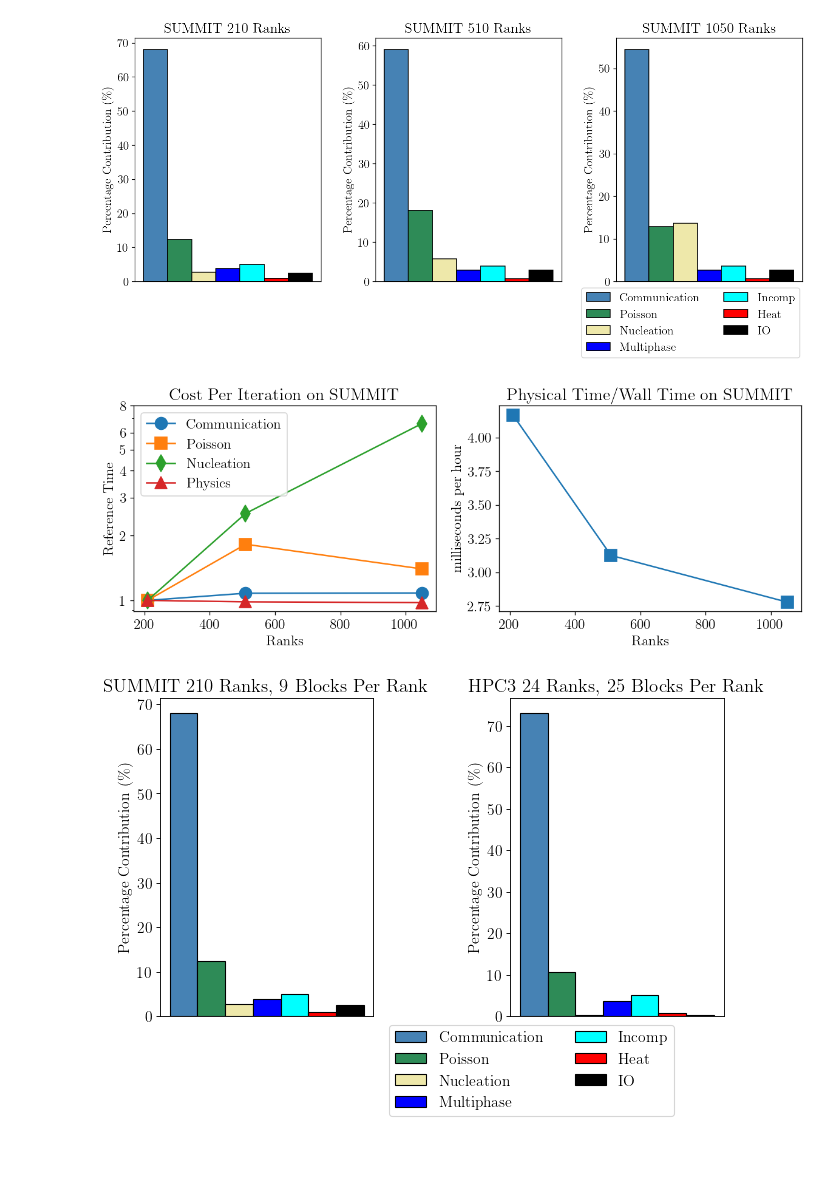
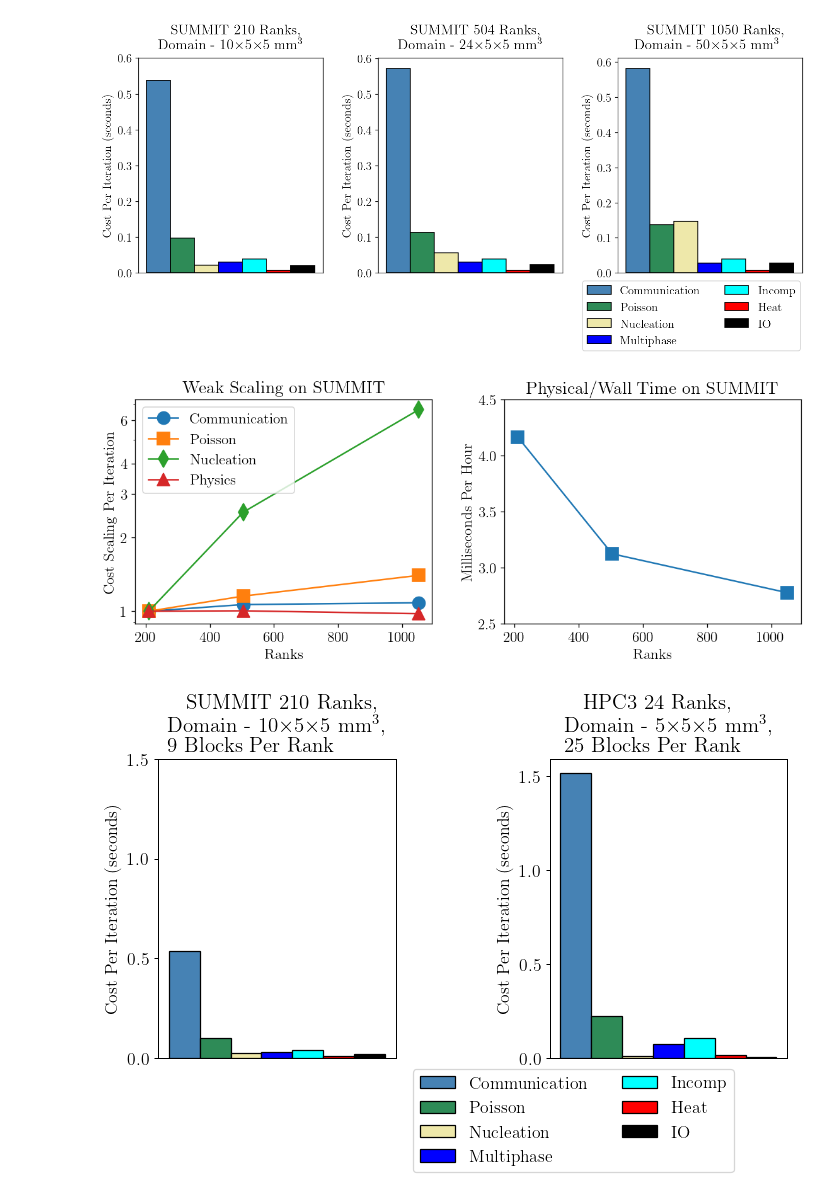
Before and after one commit to Lab-Notebooks/Flow-Boiling-Performance, a Jupyter notebook: analysis/performance/profile.ipynb, the cells around one changed output. Drawn from its saved outputs; the diff is of its cells as text; code cells hidden in the pictures; blank space fills up the shorter version.

```diff
--- a/analysis/performance/profile.ipynb
+++ b/analysis/performance/profile.ipynb
@@ -33,7 +33,7 @@ def LogNamespace(logfile):
     return log
 # %%
 SummitNodes25 = LogNamespace("../../simulation/FlowBoiling/Example3D/jobnode.archive/2023-10-03/INS_Flow_Boiling.log")
-SummitNodes12 = LogNamespace("../../simulation/FlowBoiling/WeakScaling/nodes12/jobnode.archive/2023-10-03/INS_Flow_Boiling.log")
+SummitNodes12 = LogNamespace("../../simulation/FlowBoiling/WeakScaling/nodes12/jobnode.archive/2023-10-04/INS_Flow_Boiling.log")
 SummitNodes05 = LogNamespace("../../simulation/FlowBoiling/WeakScaling/nodes05/jobnode.archive/2023-10-03/INS_Flow_Boiling.log")
 HPC3 = LogNamespace("./jobnode.archive/hpc3/INS_Pool_Boiling.log")
 # %%
@@ -60,7 +60,9 @@ pyplot.rc("text", usetex=True)
 figure = pyplot.figure(figsize=(12,6), dpi=120)
 
 AxList = figure.subplots(1,3)
-Titles = ["SUMMIT 210 Ranks", "SUMMIT 510 Ranks", "SUMMIT 1050 Ranks"]
+Titles = [r"SUMMIT 210 Ranks,$\\$Domain - 10$\times$5$\times$5 mm$^3$",
+          r"SUMMIT 504 Ranks,$\\$Domain - 24$\times$5$\times$5 mm$^3$",
+          r"SUMMIT 1050 Ranks,$\\$Domain - 50$\times$5$\times$5 mm$^3$"]
 
 for ax, log, title  in zip(AxList, [SummitNodes05, SummitNodes12, SummitNodes25], Titles):
 
@@ -70,20 +72,23 @@ for ax, log, title  in zip(AxList, [SummitNodes05, SummitNodes12, SummitNodes25]
     color = iter(["steelblue", "seagreen", "palegoldenrod", "blue", "cyan", "red", "black"])
     x = 0.0
     for lb in labels:
-        bar.append(ax.bar(x, (getattr(log,lb.lower())/log.evolution)*100,
+        bar.append(ax.bar(x, (getattr(log,lb.lower())/log.iters),
                           color=next(color),
                           edgecolor="black", align='center', width=0.05))
 
         x = x+0.05
 
-    ax.set_title(title)
+    ax.set_title(title,pad=30)
     ax.get_xaxis().set_visible(False)
-    ax.set_ylabel(r"Percentage Contribution (\%)")
+    ax.set_ylabel(r"Cost Per Iteration (seconds)")
+    ax.set_yticks([0, 0.1, 0.2, 0.3, 0.4, 0.5, 0.6])
 
-ax.legend(bar,labels,ncol=2,loc="center",bbox_to_anchor=(0.4, -0.17))
+ax.legend(bar,labels,ncol=2,loc="center",bbox_to_anchor=(0.4, -0.2))
+#pyplot.title("Weak Scaling for Flow Boiling Simulation")
 pyplot.tight_layout()
+#pyplot.savefig("/Users/Akash/Desktop/summit01.png")
 # %% [output]
-[figure, old version]
+[figure, new version]
 # %%
 def CostPerIteration(key):
     if key == "physics":
@@ -107,51 +112,55 @@ def CostPerIteration(key):
 # Plot figure
 pyplot.rc("font", family="serif", size=14, weight="bold")
 pyplot.rc("axes", labelweight="bold", titleweight="bold")
 pyplot.rc("text", usetex=True)
-figure = pyplot.figure(figsize=(10, 4), dpi=120)
+figure = pyplot.figure(figsize=(10, 4.5), dpi=120)
 
-ProcList = [210, 510, 1050]
+ProcList = [210, 504, 1050]
 
 # Create subplots
 ax1 = figure.subplots(1,2)
 
 labels = ["Communication", "Poisson", "Nucleation", "Physics"]
 marker = iter(["o", "s", "d", "^"])
 
 for lb in labels:
     ax1[0].plot(ProcList, CostPerIteration(lb.lower()), marker = next(marker), markersize=12)
 
-ax1[0].set_title("Cost Per Iteration on SUMMIT")
+ax1[0].set_title("Weak Scaling on SUMMIT")
 ax1[0].set_xlabel(r"Ranks")
-ax1[0].set_ylabel(r"Reference Time")
+ax1[0].set_ylabel(r"Cost Scaling Per Iteration")
 ax1[0].legend(labels)
 ax1[0].set_yscale("log")
 ax1[0].yaxis.set_major_formatter(mticker.ScalarFormatter())
 ax1[0].yaxis.get_major_formatter().set_scientific(False)
-ax1[0].set_yticks([1, 2, 3, 4, 5, 6, 8])
+#ax1[0].set_yticks([0.02, 0.05, 0.1, 0.2, 0.4, 0.6, 1.0])
+ax1[0].set_yticks([1, 2, 3, 4, 6])
 
 PhysicalTime = [SummitNodes05.simtime/SummitNodes05.walltime,
                 SummitNodes12.simtime/SummitNodes12.walltime,
                 SummitNodes25.simtime/SummitNodes25.walltime]
 
 ax1[1].plot(ProcList, PhysicalTime, marker = 's', markersize=12)
-ax1[1].set_title(r"Physical Time/Wall Time on SUMMIT")
+ax1[1].set_title(r"Physical$/$Wall Time on SUMMIT")
 ax1[1].set_xlabel(r"Ranks")
-ax1[1].set_ylabel(r"milliseconds per hour")
+ax1[1].set_ylabel(r"Milliseconds Per Hour")
+ax1[1].set_yticks([2.5, 3, 3.5, 4.0, 4.5])
 
 #pyplot.legend(labels)
-pyplot.tight_layout()
+pyplot.tight_layout(pad=2)
+#pyplot.savefig("/Users/Akash/Desktop/summit02.png")
 # %% [output]
-[figure, old version]
+[figure, new version]
 # %%
 # Plot figure
 pyplot.rc("font", family="serif", size=14, weight="bold")
 pyplot.rc("axes", labelweight="bold", titleweight="bold")
 pyplot.rc("text", usetex=True)
-figure = pyplot.figure(figsize=(8,6), dpi=80)
+figure = pyplot.figure(figsize=(8,6), dpi=90)
 
 AxList = figure.subplots(1,2)
-Titles = ["SUMMIT 210 Ranks, 9 Blocks Per Rank", "HPC3 24 Ranks, 25 Blocks Per Rank"]
+Titles = [r"SUMMIT 210 Ranks,$\\$Domain - 10$\times$5$\times$5 mm$^3$,$\\$9 Blocks Per Rank",
+          r"HPC3 24 Ranks,$\\$Domain - 5$\times$5$\times$5 mm$^3$,$\\$25 Blocks Per Rank"]
 
 for ax, log, title  in zip(AxList, [SummitNodes05, HPC3], Titles):
 
@@ -161,17 +170,18 @@ for ax, log, title  in zip(AxList, [SummitNodes05, HPC3], Titles):
     color = iter(["steelblue", "seagreen", "palegoldenrod", "blue", "cyan", "red", "black"])
     x = 0.0
     for lb in labels:
-        bar.append(ax.bar(x, (getattr(log,lb.lower())/log.evolution)*100,
+        bar.append(ax.bar(x, ((getattr(log,lb.lower())/log.iters)),
                           color=next(color),
                           edgecolor="black", align='center', width=0.05))
 
         x = x+0.05
 
-    ax.set_title(title)
+    ax.set_title(title,pad=40)
     ax.get_xaxis().set_visible(False)
-    ax.set_ylabel(r"Percentage Contribution (\%)")
+    ax.set_ylabel(r"Cost Per Iteration (seconds)")
+    ax.set_yticks([0, 0.5, 1, 1.5])
 
-ax.legend(bar,labels,ncol=2,loc="center",bbox_to_anchor=(0.1, -0.17))
+ax.legend(bar,labels,ncol=2,loc="center",bbox_to_anchor=(0.1, -0.21))
 pyplot.tight_layout()
 # %% [output]
-[figure, old version]
+[figure, new version]
```
